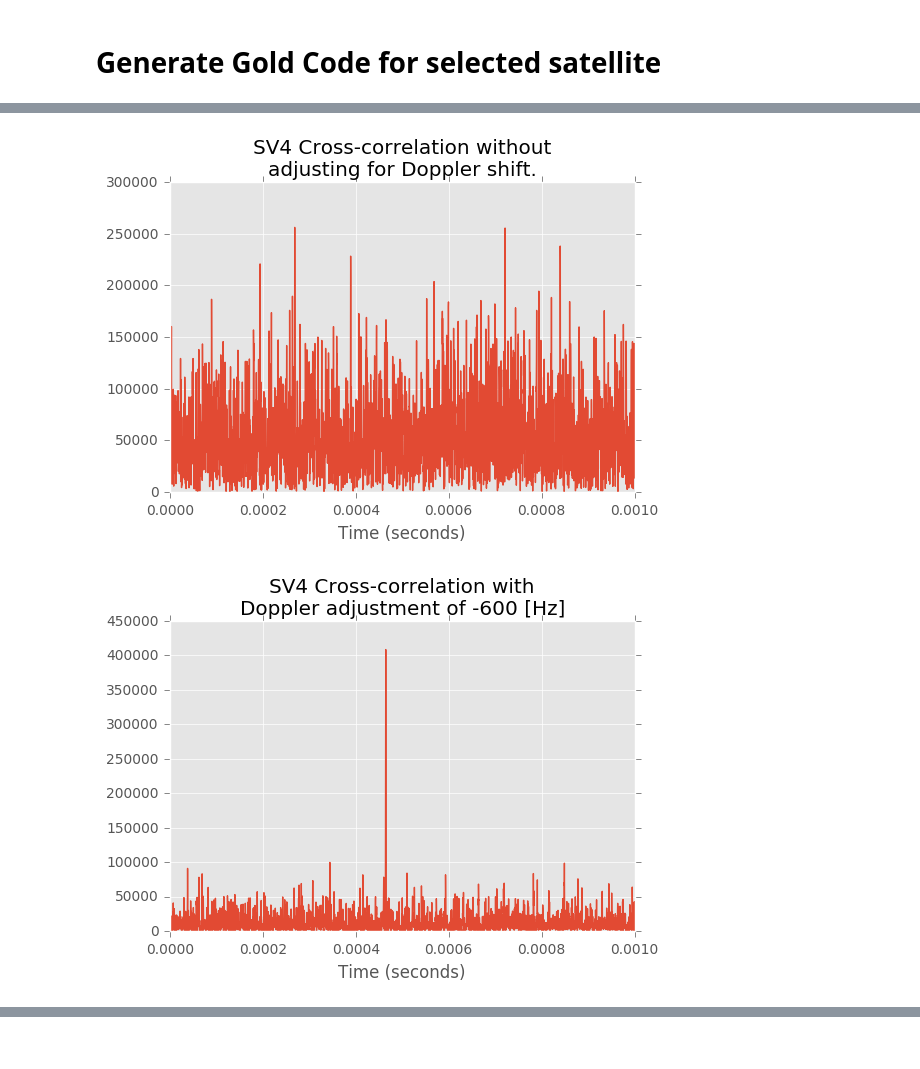
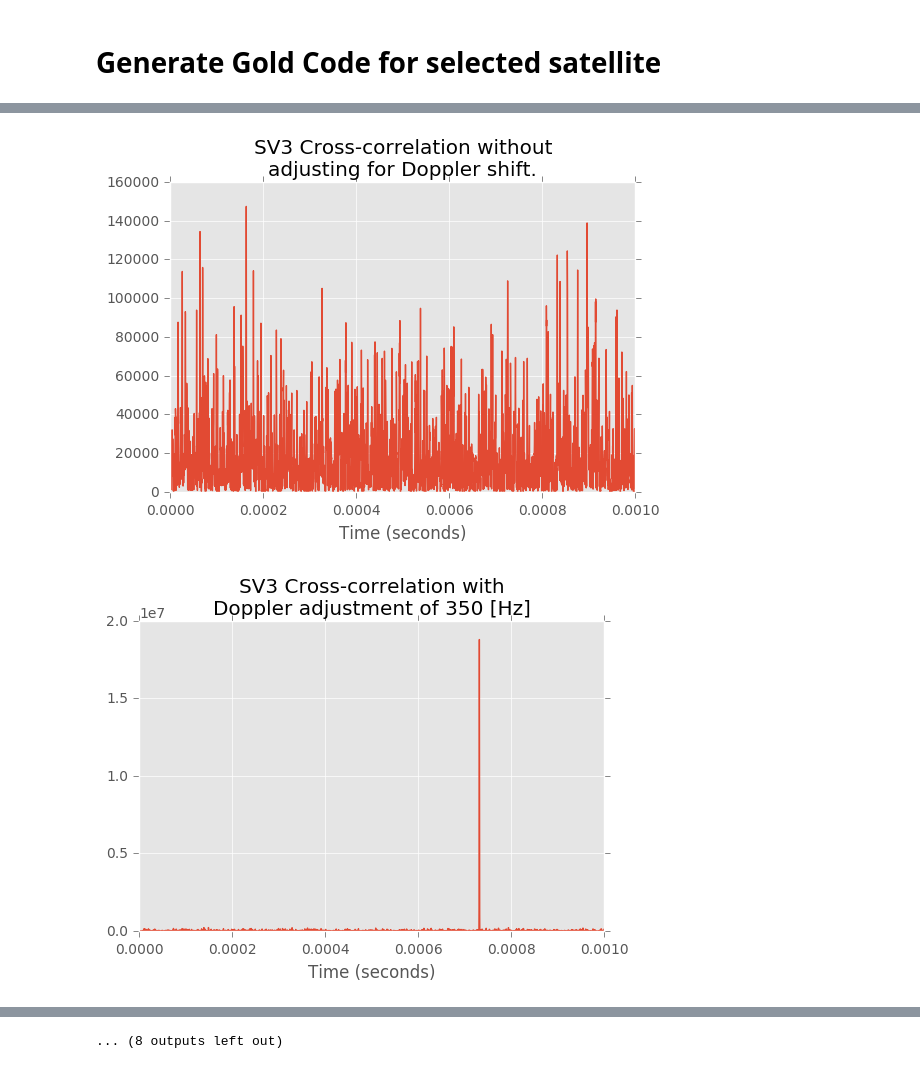
Before and after one commit to psas/gps, a Jupyter notebook: notebooks/Acquisition.ipynb, the cells around one changed output, grey strips where cells are left out. Drawn from its saved outputs; the diff is of its cells as text; code cells hidden in the pictures.

```diff
--- a/notebooks/Acquisition.ipynb
+++ b/notebooks/Acquisition.ipynb
@@ -30,13 +30,16 @@ from GPSData import IQData
 # %%
 # Need these to pass to importFile module
 fs = 4.092*10**6 # Sampling Frequency [Hz]
-NumberOfMilliseconds = 49
+NumberOfMilliseconds = 5
 #SampleLength = NumberOfMilliseconds*10**(-3) # Sample length in 1ms multiples
-SampleLength =0.014
+SampleLength = NumberOfMilliseconds*10**(-3)
 BytesToSkip = 0
 
 data = IQData()
-data.importFile('../resources/JGPS@04.559925043', fs, SampleLength, BytesToSkip)
+
+# Uncomment one of these lines to choose between Launch12 or gps-sdr-sim data
+#data.importFile('../resources/JGPS@04.559925043', fs, SampleLength, BytesToSkip)
+data.importFile('../resources/test.max', fs, SampleLength, BytesToSkip)
 
 BinWidth = (fs/len(data.CData))
 print("BinWidth is: %f [Hz]"%(BinWidth))
@@ -182,7 +186,7 @@ def GetSecondLargest(DataList):
     # Find largest value
     Largest = np.amax(DataArray)
     LargestIndex = np.argmax(DataArray)
-#    print("Largest value: %f, at position: %d"%(Largest,LargestIndex))
+    #print("Largest value: %f, at position: %d"%(Largest,LargestIndex))
 
     # Reduce value by a percent to prevent near-identical values from being selected
     ScaleAmount = 0.95
@@ -194,11 +198,11 @@ def GetSecondLargest(DataList):
         if val < ScaledLargest:
             if val > SecondLargest:
                 #Ignore adjacent bins to Largest
-                if (np.abs(LargestIndex-ind) > 10):
+                if (np.abs(LargestIndex-ind) > 100):
                     SecondLargest = val
                     SecondLargestIndex = ind
 
-#    print("Second largest value: %f, at position: %d"%(SecondLargest,SecondLargestIndex))
+    #print("Second largest value: %f, at position: %d"%(SecondLargest,SecondLargestIndex))
     return SecondLargest
 # %% [markdown]
 # Complex Conjugate of Gold Code fft
@@ -575,7 +492,11 @@ Sat | S/N (dB-Hz) | doppler shift (Hz) | code phase (chips)
 
 # Generate Gold Code for selected satellite
 # %%
-sats = {1: -1209.3, 4: 600.95, 11: 612.98, 13: -12.06, 15: -1399.9}
+# Uncomment for Launch12 Data (JGPS@04.559925043) :
+#sats = {1: -1209.3, 4: 600.95, 11: 612.98, 13: -12.06, 15: -1399.9}
+
+# Uncomment for gps-sdr-sim generated data (test.max)
+sats = {1: -3230, 3: -350, 6: -3230, 7: 3390, 9:2790, 16: 2930, 23: 1490, 26: 1060, 31: -3070, 32: -2780 }
 
 plt.style.use('ggplot')
 
@@ -662,2 +583,2 @@ for Satellite, Doppler in sats.items():
-[figure, old version]
+[figure, new version]
-[figure, old version]
+[figure, new version]
@@ -668,3 +591,4 @@ for Satellite, Doppler in sats.items():
+... (8 outputs left out)
 # %%
 maxAbsSquared
 # %% [output]
```
Also changed, not shown: parts of 19 cells of this notebook.
